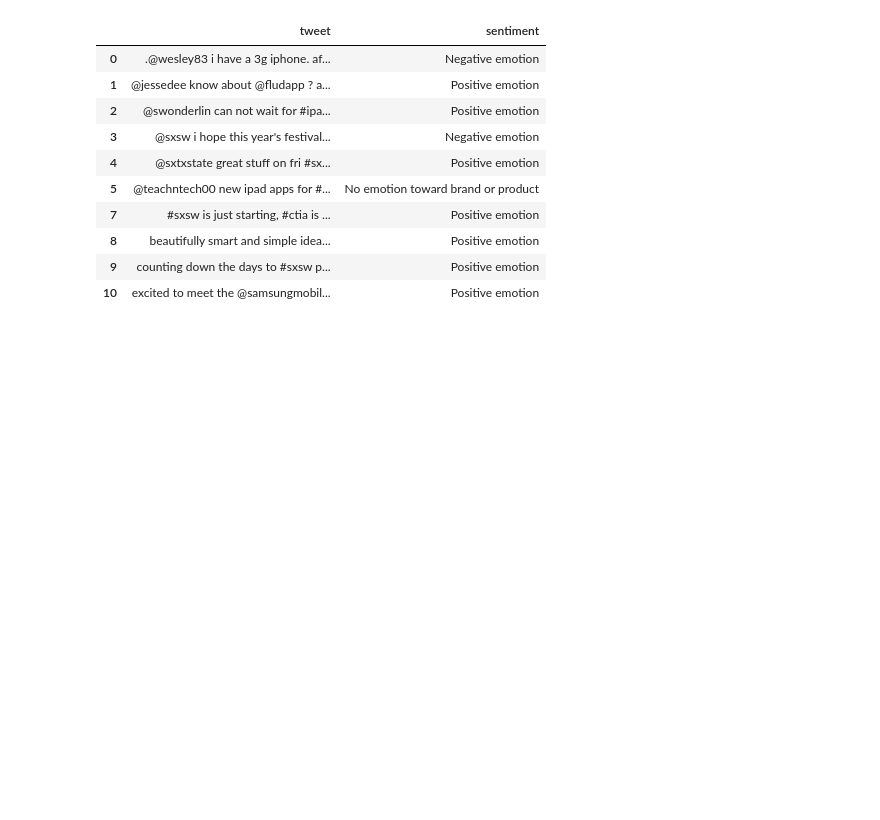
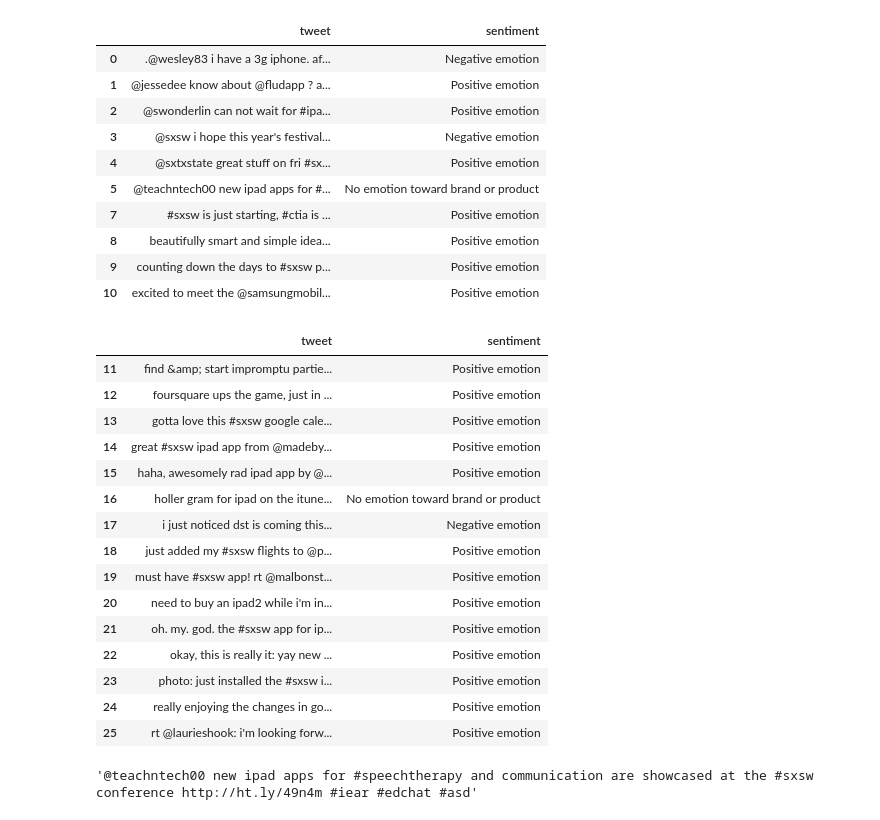
Before and after one commit to AndrewReusche/NLP_Sentiment_Analysis, a Jupyter notebook: data_exploratory_1.ipynb, the cells around one changed output. Saved outputs shown, nothing was run; the diff lists cells and outputs as text; code cells hidden in the pictures; blank space fills up the shorter version.

```diff
--- a/data_exploratory_1.ipynb
+++ b/data_exploratory_1.ipynb
@@ -208,3 +208,22 @@ See the caveats in the documentation: https://pandas.pydata.org/pandas-docs/stab
 | 8 | beautifully smart and simple idea... | Positive emotion |
 | 9 | counting down the days to #sxsw p... | Positive emotion |
 | 10 | excited to meet the @samsungmobil... | Positive emotion |
+# %%
+rel_raw_df[10:25]
+# %% [output]
+|  | tweet | sentiment |
+| 11 | find &amp; start impromptu partie... | Positive emotion |
+| 12 | foursquare ups the game, just in ... | Positive emotion |
+| 13 | gotta love this #sxsw google cale... | Positive emotion |
+| 14 | great #sxsw ipad app from @madeby... | Positive emotion |
+| 15 | haha, awesomely rad ipad app by @... | Positive emotion |
+| 16 | holler gram for ipad on the itune... | No emotion toward brand or product |
+| 17 | i just noticed dst is coming this... | Negative emotion |
+| 18 | just added my #sxsw flights to @p... | Positive emotion |
+| 19 | must have #sxsw app! rt @malbonst... | Positive emotion |
+| 20 | need to buy an ipad2 while i'm in... | Positive emotion |
+| 21 | oh. my. god. the #sxsw app for ip... | Positive emotion |
+| 22 | okay, this is really it: yay new ... | Positive emotion |
+| 23 | photo: just installed the #sxsw i... | Positive emotion |
+| 24 | really enjoying the changes in go... | Positive emotion |
+| 25 | rt @laurieshook: i'm looking forw... | Positive emotion |
@@ -210,0 +259,6 @@ See the caveats in the documentation: https://pandas.pydata.org/pandas-docs/stab
+# %%
+#grab a sample
+samp1= rel_raw_df['tweet'][5]
+samp1
+# %% [output]
+'@teachntech00 new ipad apps for #speechtherapy and communication are showcased at the #sxsw conference http://ht.ly/49n4m #iear #edchat #asd'
```
Also changed, not shown: parts of 18 cells of this notebook.
